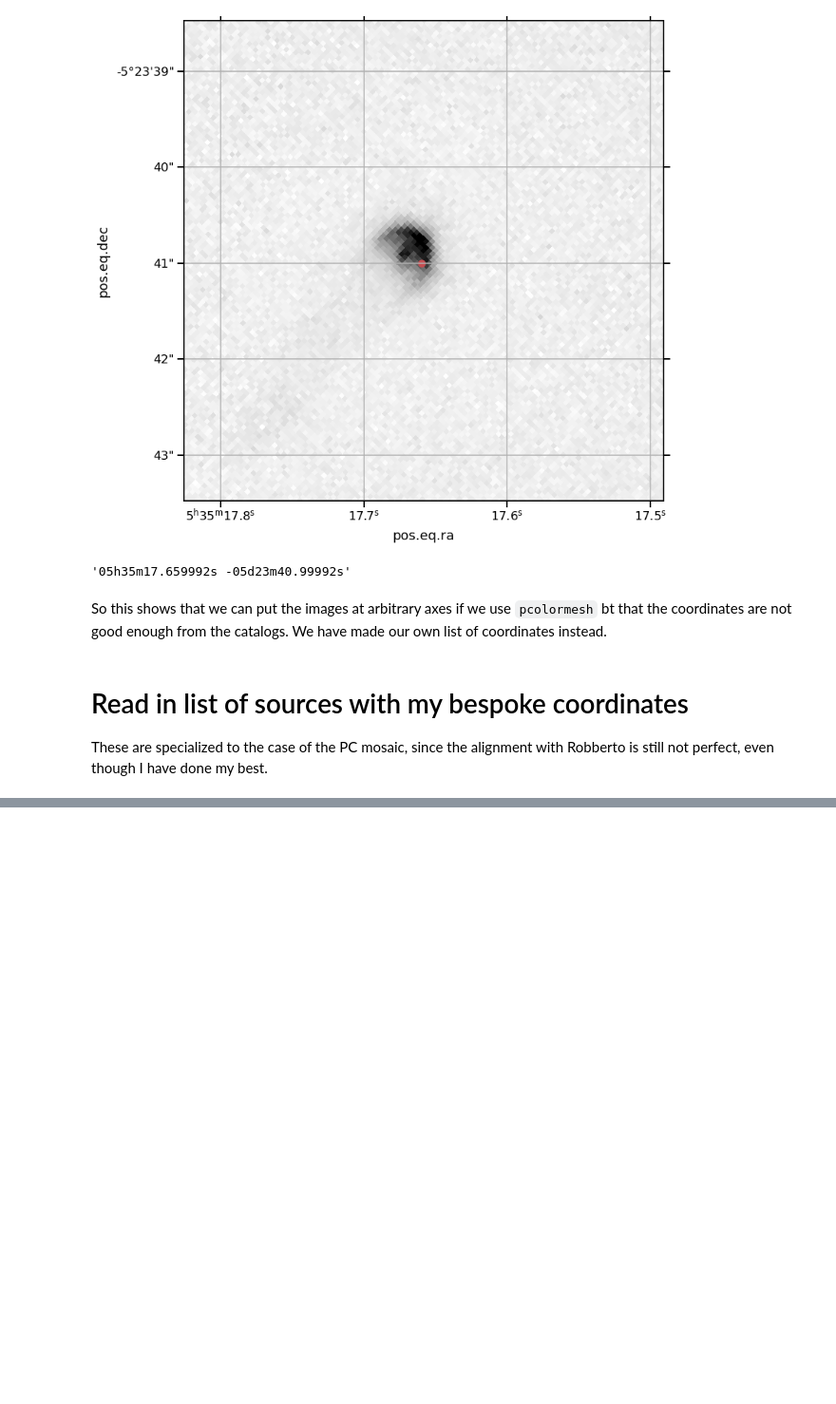
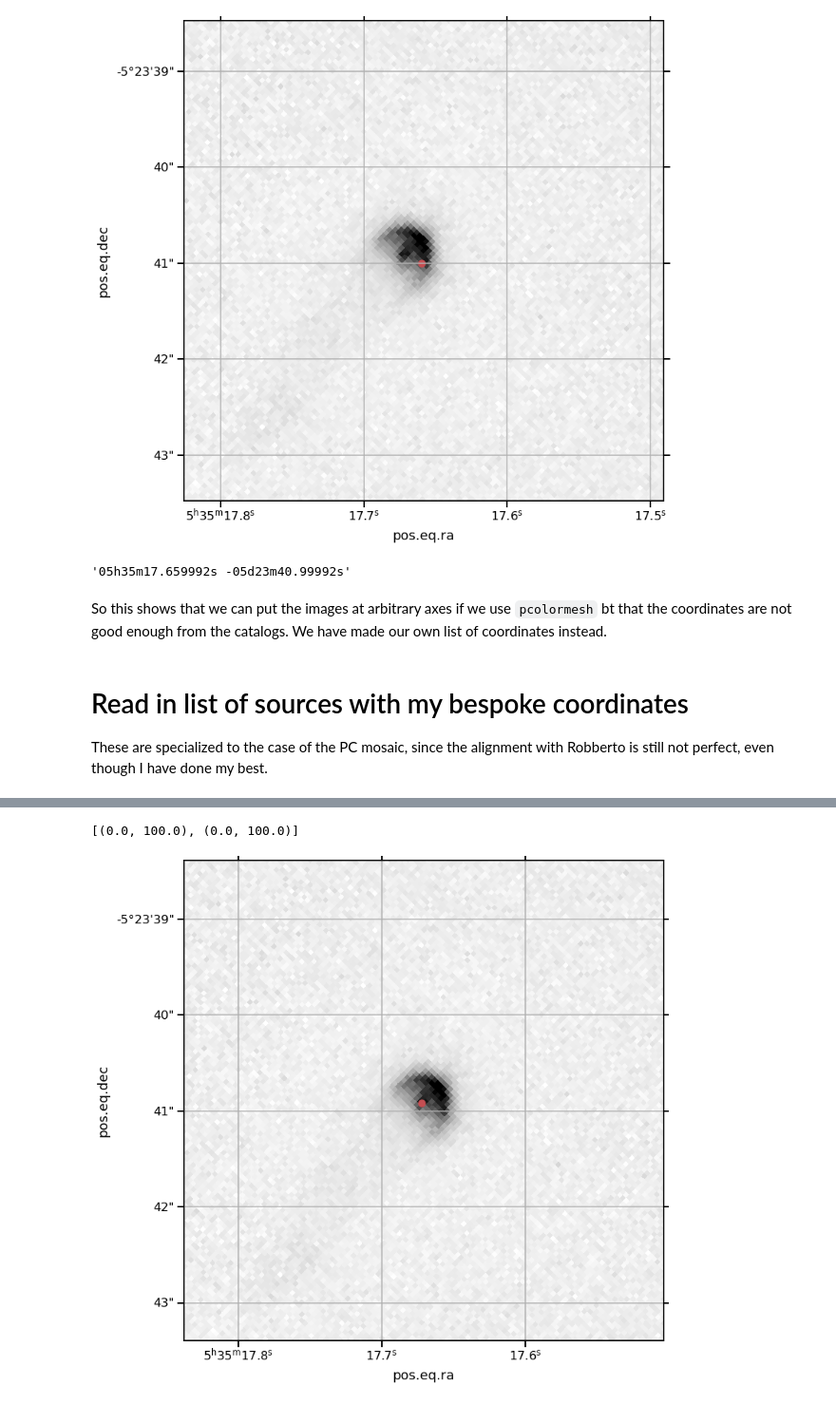
Before and after one commit to will-henney/neutral-proplyds, a Jupyter notebook: notebooks/00-profiles-PC.ipynb, the cells around one changed output, grey strips where cells are left out. Shown: that part at 95% size. Drawn from its saved outputs; the diff is of its cells as text; code cells hidden in the pictures; blank space fills up the shorter version.

```diff
--- a/notebooks/00-profiles-PC.ipynb
+++ b/notebooks/00-profiles-PC.ipynb
@@ -176,0 +187,3 @@ These are specialized to the case of the PC mosaic, since the alignment with Rob
+# %%
+source_table = Table(source_list)
+source_table
@@ -176,0 +213,6 @@ These are specialized to the case of the PC mosaic, since the alignment with Rob
+# %%
+c0 = SkyCoord.from_name("* tet01 Ori C")
+# %%
+source_table["PA"] = source_table["ICRS"].position_angle(c0).to(u.deg)
+source_table["Sep"] = source_table["ICRS"].separation(c0).to(u.arcsec)
+source_table.add_index("Name")
@@ -176,0 +250,34 @@ These are specialized to the case of the PC mosaic, since the alignment with Rob
+# %%
+ny, nx = 100, 100
+pixscale = Angle("0.05 arcsec").deg
+c = source_table.loc[source]["ICRS"]
+wc = WCS(naxis=2)
+wc.wcs.cdelt = [-pixscale, pixscale]
+wc.wcs.crval = [c.ra.deg, c.dec.deg]
+wc.wcs.crpix = [0.5 * (1 + nx), 0.5 * (1 + ny)]
+wc.wcs.ctype = ["RA---TAN", "DEC--TAN"]
+# %%
+fig, ax = plt.subplots(
+    figsize=(12, 12),
+    subplot_kw=dict(projection=wc),
+)
+T = ax.get_transform("world")
+ax.pcolormesh(
+    CPIX.ra.deg,
+    CPIX.dec.deg,
+    hdu.data,
+    vmin=0,
+    vmax=15,
+    cmap="gray_r",
+    shading="nearest",
+    transform=T,
+)
+ax.scatter(c.ra.deg, c.dec.deg, transform=T, color='r')
+ax.set_aspect("equal")
+ax.set(
+    xlim=[0, nx],
+    ylim=[0, ny],
+)
+# %% [output]
+[(0.0, 100.0), (0.0, 100.0)]
+[figure, added]
```
Also changed, not shown: parts of 11 cells of this notebook, 1 other file.
